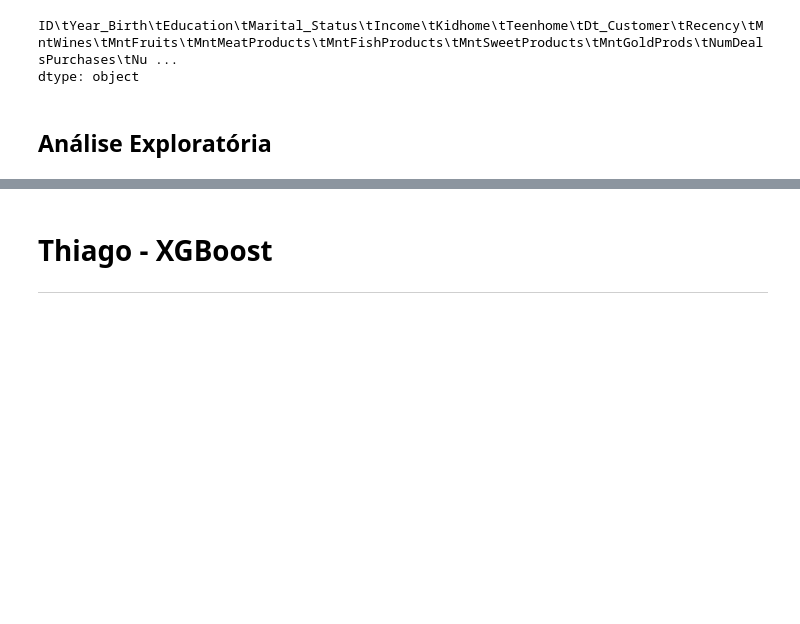
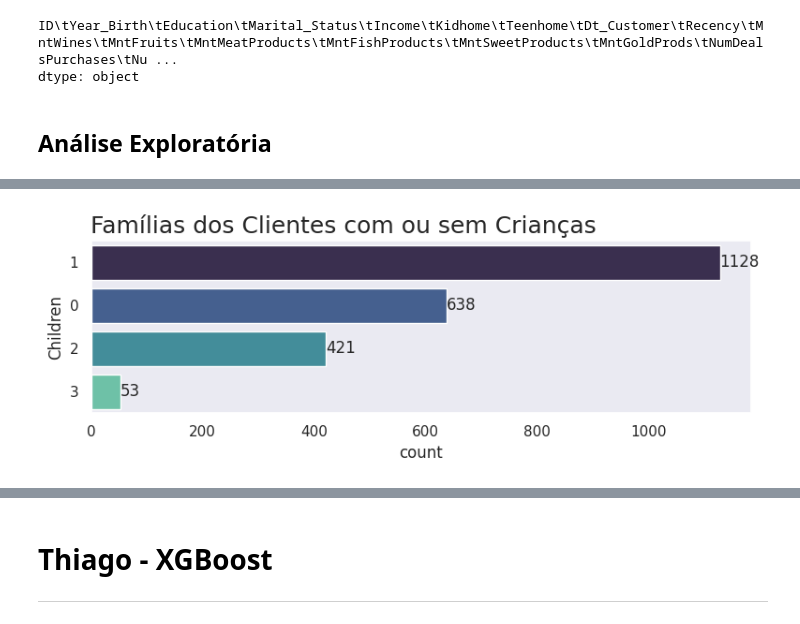
Before and after one commit to thiagocaveglion/marketing-campaign-ml, a Jupyter notebook: projeto/Notebook_Principal.ipynb, the cells around one changed output, grey strips where cells are left out. Saved outputs shown, nothing was run; the diff lists cells and outputs as text; code cells hidden in the pictures; blank space fills up the shorter version.

```diff
--- a/projeto/Notebook_Principal.ipynb
+++ b/projeto/Notebook_Principal.ipynb
@@ -106,0 +246,13 @@ dtype: object
+# %%
+fig, ax  = plt.subplots(figsize=(8,3))
+ax=sns.countplot(y='Children', data=df_copy,
+                  palette='mako',
+                  orient='h',
+				  order = df_copy['Children'].value_counts().index)
+ax.set_xticklabels(ax.get_xticklabels())
+ax.bar_label(ax.containers[0])
+ax.set_title('Famílias dos Clientes com ou sem Crianças', loc='left', size=18)
+plt.tight_layout()
+plt.show()
+# %% [output]
+[figure, added]
```
Also changed, not shown: parts of 37 cells of this notebook.
